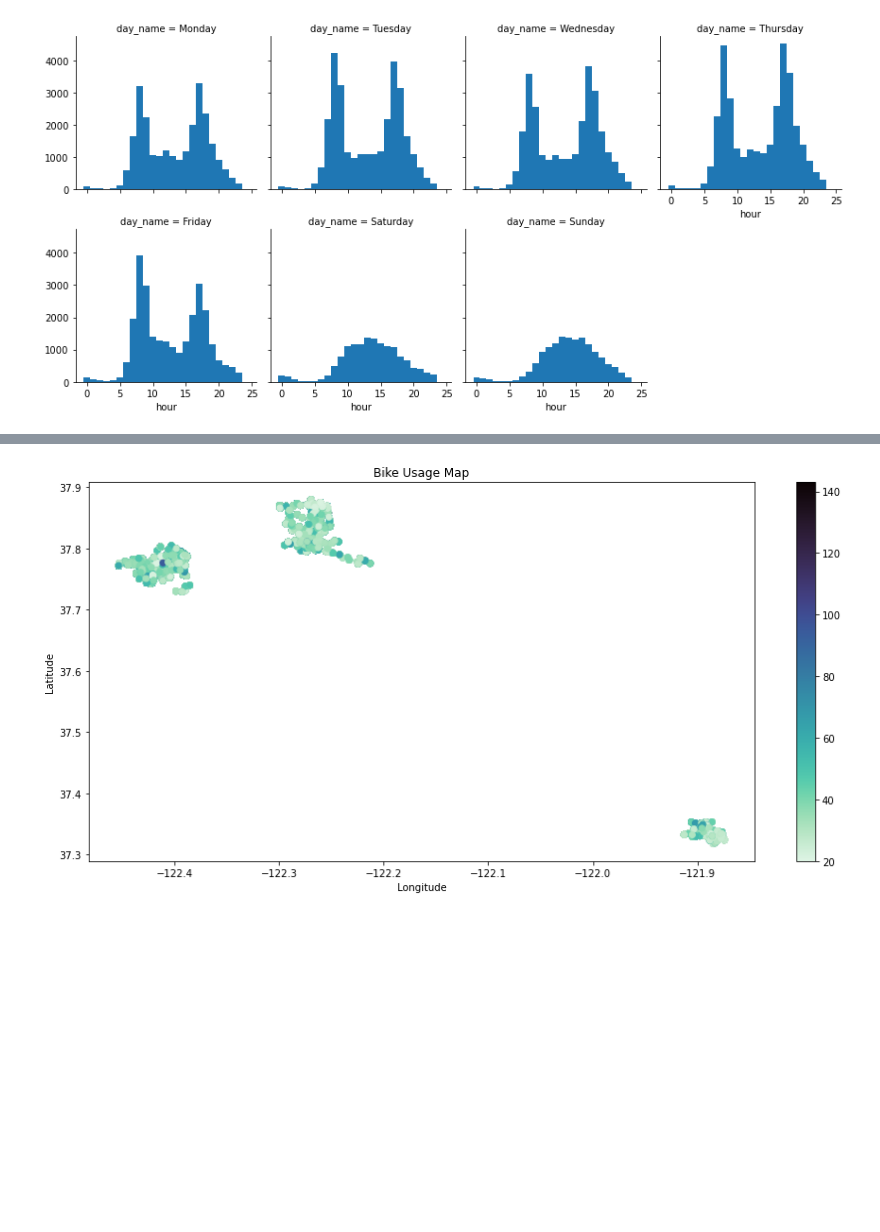
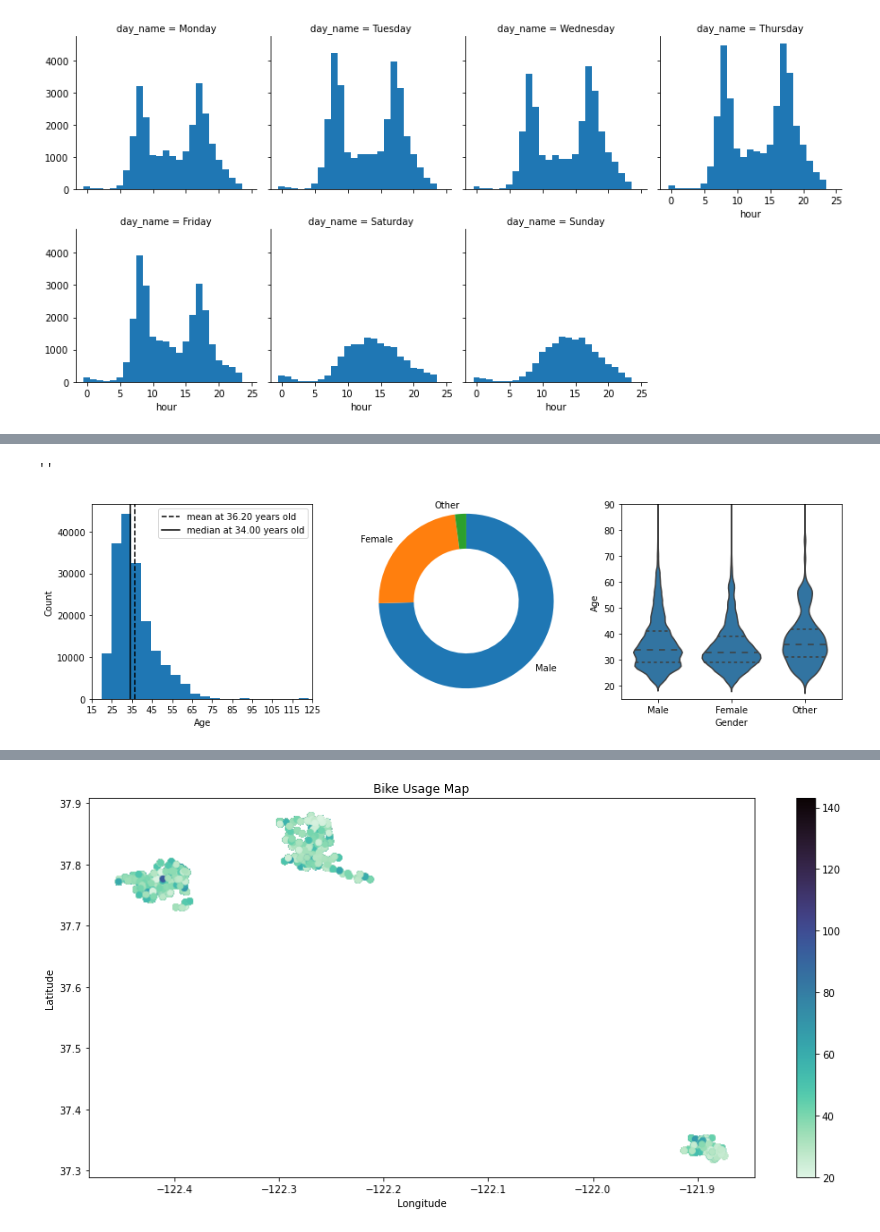
Before and after one commit to chefZau/Bike-System-Data-Exploration, a Jupyter notebook: BikeSystemExploration.ipynb, the cells around one changed output, grey strips where cells are left out. Saved outputs shown, nothing was run; the diff lists cells and outputs as text; code cells hidden in the pictures; blank space fills up the shorter version.

```diff
--- a/BikeSystemExploration.ipynb
+++ b/BikeSystemExploration.ipynb
@@ -428 +442,35 @@ Since bike usages has a great diffence in two user groups, we need to take a clo
 df['age'] = 2021 - df['member_birth_year']
+# %%
+plt.figure(figsize=[15, 4])
+base_color = sns.color_palette()[0]
+
+plt.subplot(1, 3, 1)
+
+plt.hist(data=df, x='age', bins=25)
+plt.xticks(np.arange(15, df['age'].max() + 5, 10))
+
+mean = df.age.mean()
+med = df.age.median()
+plt.axvline(x=mean, color='k', linestyle='--', label="mean at {:.2f} years old".format(mean))
+plt.axvline(x=med, color='k', linestyle='solid', label="median at {:.2f} years old".format(med))
+plt.legend()
+
+plt.xlim([15, 125])
+
+plt.xlabel("Age")
+plt.ylabel("Count")
+
+plt.subplot(1, 3, 2)
+sorted_counts = df['member_gender'].value_counts()
+plt.pie(sorted_counts, labels=sorted_counts.index, startangle=90, counterclock=False, wedgeprops={"width":0.4})
+plt.axis("square")
+
+plt.subplot(1, 3, 3)
+sns.violinplot(data=df, x="member_gender", y="age", color=base_color, inner="quartile", order=['Male', 'Female', 'Other'])
+plt.ylim([15, 90])
+plt.ylabel("Age")
+plt.xlabel("Gender")
+;
+# %% [output]
+''
+[figure, added]
```
Also changed, not shown: parts of 39 cells of this notebook.
